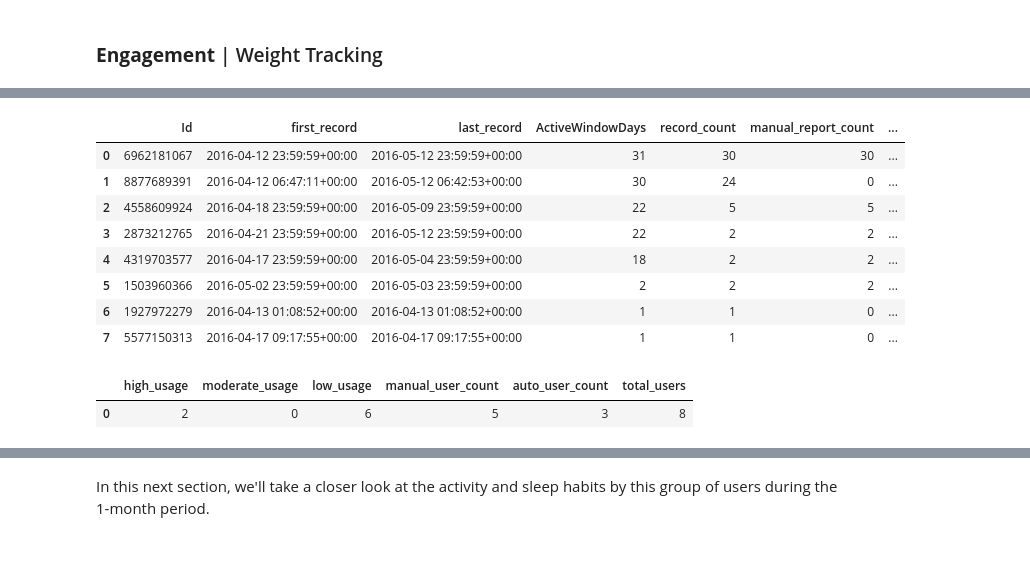
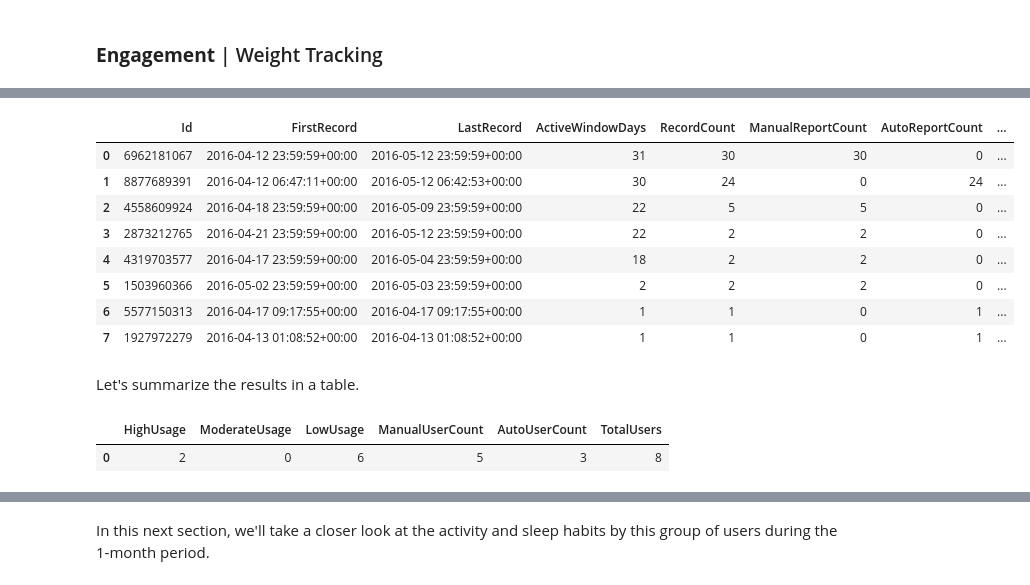
Before and after one commit to phlln/bellabeat-analysis, a Jupyter notebook: bellabeat_bigquery_playground.ipynb, the cells around one changed output, grey strips where cells are left out. Drawn from its saved outputs; the diff is of its cells as text; code cells hidden in the pictures; blank space fills up the shorter version.

Commit message:
Added analysis to User Engagement section

```diff
--- a/bellabeat_bigquery_playground.ipynb
+++ b/bellabeat_bigquery_playground.ipynb
@@ -914,55 +926,57 @@ FROM `gac-bellabeat.activity.weight`
 # %%
 %%bigquery
 SELECT Id,
-       MIN(Date) AS first_record,
-       MAX(Date) AS last_record,
+       MIN(Date) AS FirstRecord,
+       MAX(Date) AS LastRecord,
        DATE_DIFF(MAX(Date), MIN(Date), DAY) + 1 AS ActiveWindowDays, -- add 1 to include usage on final day
-       COUNT(LogId) AS record_count,
-       SUM(CASE WHEN IsManualReport IS True THEN 1 ELSE 0 END) AS manual_report_count,
-       SUM(CASE WHEN IsManualReport IS False THEN 1 ELSE 0 END) AS auto_report_count,
+       COUNT(LogId) AS RecordCount,
+       SUM(CASE WHEN IsManualReport IS True THEN 1 ELSE 0 END) AS ManualReportCount,
+       SUM(CASE WHEN IsManualReport IS False THEN 1 ELSE 0 END) AS AutoReportCount,
        CASE
         WHEN COUNT(LogId) >= 21 THEN 'High'
         WHEN COUNT(LogId) >= 14 THEN 'Moderate'
         ELSE 'Low'
        END AS UsageLevel,
  FROM `gac-bellabeat.activity.weight`
 GROUP BY Id
-ORDER BY 4 DESC, 5 DESC, 2, 3;
+ORDER BY 4 DESC, 5 DESC;
 # %% [output]
-|  | Id | first_record | last_record | ActiveWindowDays | record_count | manual_report_count | ... |
-| 0 | 6962181067 | 2016-04-12 23:59:59+00:00 | 2016-05-12 23:59:59+00:00 | 31 | 30 | 30 | ... |
-| 1 | 8877689391 | 2016-04-12 06:47:11+00:00 | 2016-05-12 06:42:53+00:00 | 30 | 24 | 0 | ... |
-| 2 | 4558609924 | 2016-04-18 23:59:59+00:00 | 2016-05-09 23:59:59+00:00 | 22 | 5 | 5 | ... |
-| 3 | 2873212765 | 2016-04-21 23:59:59+00:00 | 2016-05-12 23:59:59+00:00 | 22 | 2 | 2 | ... |
-| 4 | 4319703577 | 2016-04-17 23:59:59+00:00 | 2016-05-04 23:59:59+00:00 | 18 | 2 | 2 | ... |
-| 5 | 1503960366 | 2016-05-02 23:59:59+00:00 | 2016-05-03 23:59:59+00:00 | 2 | 2 | 2 | ... |
-| 6 | 1927972279 | 2016-04-13 01:08:52+00:00 | 2016-04-13 01:08:52+00:00 | 1 | 1 | 0 | ... |
-| 7 | 5577150313 | 2016-04-17 09:17:55+00:00 | 2016-04-17 09:17:55+00:00 | 1 | 1 | 0 | ... |
+|  | Id | FirstRecord | LastRecord | ActiveWindowDays | RecordCount | ManualReportCount | AutoReportCount | ... |
+| 0 | 6962181067 | 2016-04-12 23:59:59+00:00 | 2016-05-12 23:59:59+00:00 | 31 | 30 | 30 | 0 | ... |
+| 1 | 8877689391 | 2016-04-12 06:47:11+00:00 | 2016-05-12 06:42:53+00:00 | 30 | 24 | 0 | 24 | ... |
+| 2 | 4558609924 | 2016-04-18 23:59:59+00:00 | 2016-05-09 23:59:59+00:00 | 22 | 5 | 5 | 0 | ... |
+| 3 | 2873212765 | 2016-04-21 23:59:59+00:00 | 2016-05-12 23:59:59+00:00 | 22 | 2 | 2 | 0 | ... |
+| 4 | 4319703577 | 2016-04-17 23:59:59+00:00 | 2016-05-04 23:59:59+00:00 | 18 | 2 | 2 | 0 | ... |
+| 5 | 1503960366 | 2016-05-02 23:59:59+00:00 | 2016-05-03 23:59:59+00:00 | 2 | 2 | 2 | 0 | ... |
+| 6 | 5577150313 | 2016-04-17 09:17:55+00:00 | 2016-04-17 09:17:55+00:00 | 1 | 1 | 0 | 1 | ... |
+| 7 | 1927972279 | 2016-04-13 01:08:52+00:00 | 2016-04-13 01:08:52+00:00 | 1 | 1 | 0 | 1 | ... |
+# %% [markdown]
+Let's summarize the results in a table.
 # %%
 %%bigquery
 WITH usage_categories AS (
     SELECT Id,
-           MIN(Date) AS first_record,
-           MAX(Date) AS last_record,
-           DATE_DIFF(MAX(Date), MIN(Date), DAY) + 1 AS ActiveUsageDays, -- add 1 to include usage on final day
-           COUNT(LogId) AS record_count,
-           SUM(CASE WHEN IsManualReport IS True THEN 1 ELSE 0 END) AS manual_report_count,
-           SUM(CASE WHEN IsManualReport IS False THEN 1 ELSE 0 END) AS auto_report_count,
+           MIN(Date) AS FirstRecord,
+           MAX(Date) AS LastRecord,
+           DATE_DIFF(MAX(Date), MIN(Date), DAY) + 1 AS ActiveWindowDays, -- add 1 to include usage on final day
+           COUNT(LogId) AS RecordCount,
+           SUM(CASE WHEN IsManualReport IS True THEN 1 ELSE 0 END) AS ManualReportCount,
+           SUM(CASE WHEN IsManualReport IS False THEN 1 ELSE 0 END) AS AutoReportCount,
            CASE
             WHEN COUNT(LogId) >= 21 THEN 'High'
             WHEN COUNT(LogId) >= 14 THEN 'Moderate'
             ELSE 'Low'
-           END AS UsageLevel
+           END AS UsageLevel,
     FROM `gac-bellabeat.activity.weight`
-    GROUP BY Id
+    GROUP BY 1
 )
-SELECT SUM(CASE WHEN uc.UsageLevel = 'High' THEN 1 ELSE 0 END) AS high_usage,
-       SUM(CASE WHEN uc.UsageLevel = 'Moderate' THEN 1 ELSE 0 END) AS moderate_usage,
-       SUM(CASE WHEN uc.UsageLevel = 'Low' THEN 1 ELSE 0 END) AS low_usage,
-       SUM(CASE WHEN manual_report_count > 0 THEN 1 ELSE 0 END) AS manual_user_count,
-       SUM(CASE WHEN auto_report_count >0 THEN 1 ELSE 0 END) AS auto_user_count,
-       COUNT(*) AS total_users
+SELECT SUM(CASE WHEN uc.UsageLevel = 'High' THEN 1 ELSE 0 END) AS HighUsage,
+       SUM(CASE WHEN uc.UsageLevel = 'Moderate' THEN 1 ELSE 0 END) AS ModerateUsage,
+       SUM(CASE WHEN uc.UsageLevel = 'Low' THEN 1 ELSE 0 END) AS LowUsage,
+       SUM(CASE WHEN ManualReportCount > 0 THEN 1 ELSE 0 END) AS ManualUserCount,
+       SUM(CASE WHEN AutoReportCount >0 THEN 1 ELSE 0 END) AS AutoUserCount,
+       COUNT(*) AS TotalUsers
 FROM usage_categories uc;
 # %% [output]
-|  | high_usage | moderate_usage | low_usage | manual_user_count | auto_user_count | total_users |
+|  | HighUsage | ModerateUsage | LowUsage | ManualUserCount | AutoUserCount | TotalUsers |
 | 0 | 2 | 0 | 6 | 5 | 3 | 8 |
```
Also changed, not shown: parts of 57 cells of this notebook.
